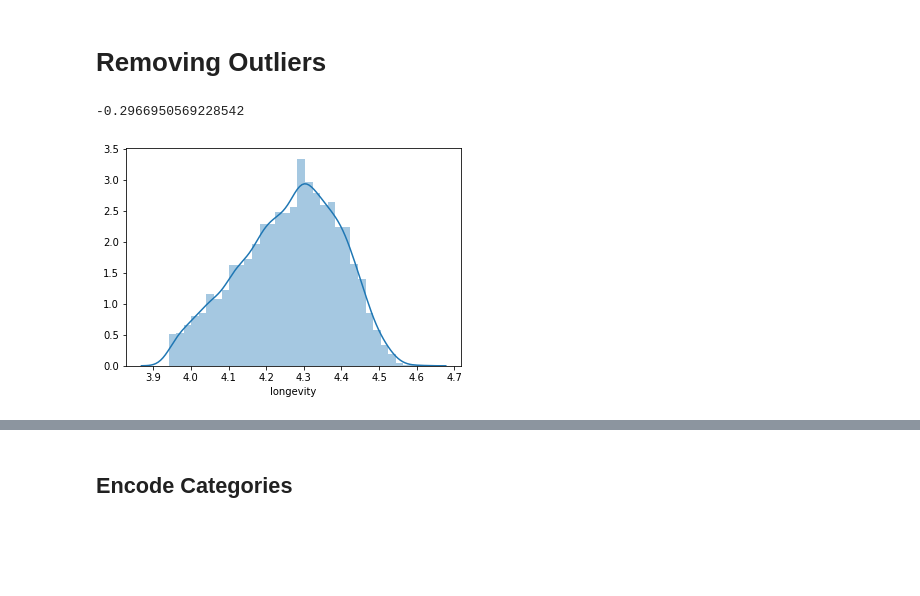
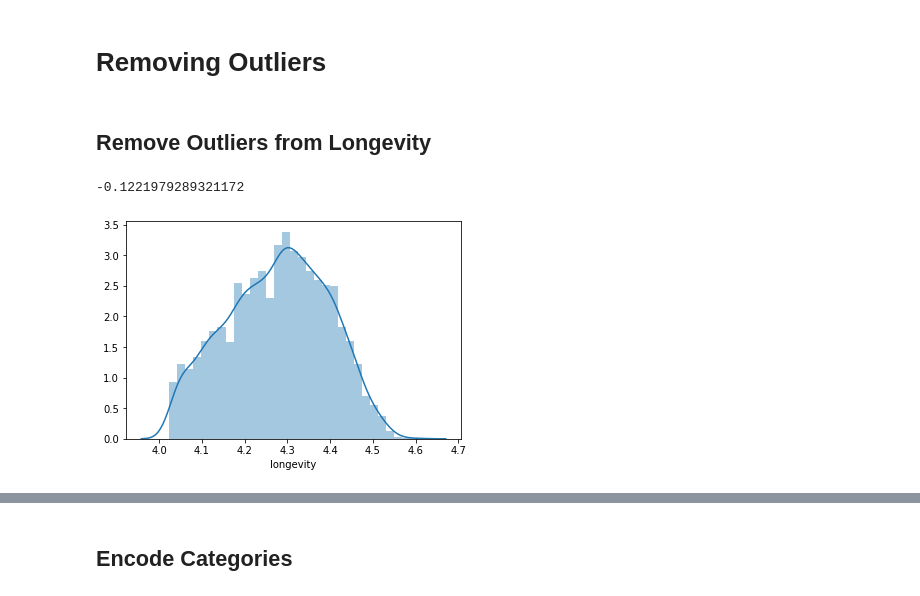
Before and after one commit to 1aguna/pyfume, a Jupyter notebook: notebook.ipynb, the cells around one changed output, grey strips where cells are left out. Drawn from its saved outputs; the diff is of its cells as text; code cells hidden in the pictures; blank space fills up the shorter version.

```diff
--- a/notebook.ipynb
+++ b/notebook.ipynb
@@ -80,16 +69,18 @@ sns.distplot(np.log(data[['longevity']]))
 # %% [markdown]
 # Removing Outliers
-# %%
-rating_no_outliers = data['longevity'].between(data['longevity'].quantile(.05), data['longevity'].quantile(.95))
-
-rating_no_outliers = data['longevity'].where(data['longevity'] < data['longevity'].quantile(.95))
-rating_no_outliers = data['longevity'].where(data['longevity'] > data['longevity'].quantile(.05))
-
-log_ratings = np.log(rating_no_outliers)
-print(log_ratings.skew())
-sns.distplot(log_ratings)
-
-data['ratings'] = log_ratings
-# %% [output]
--0.2966950569228542
-[figure, removed]
+# %% [markdown]
+## Remove Outliers from Longevity
+# %%
+i = 'longevity'
+
+new_longevity = data[i].where(data[i] < data[i].quantile(.90))
+new_longevity = data[i].where(data[i] > data[i].quantile(.10))
+#
+log_longevity = np.log(new_longevity)
+print(log_longevity.skew())
+sns.distplot(log_longevity)
+
+data[i] = log_longevity
+# %% [output]
+-0.1221979289321172
+[figure, added]
```
Also changed, not shown: parts of 24 cells of this notebook.
